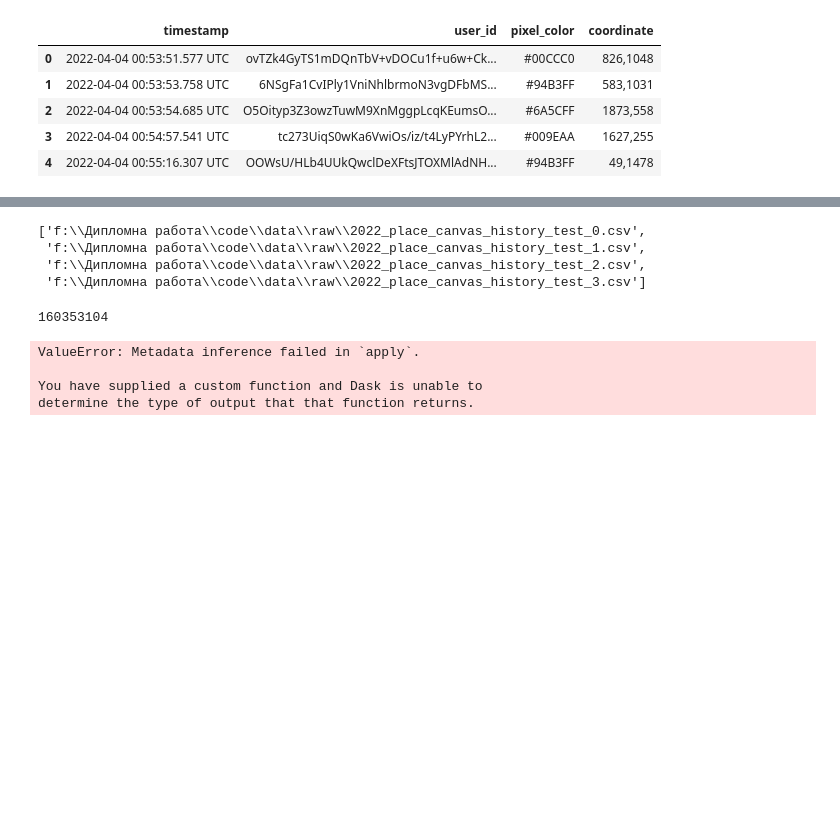
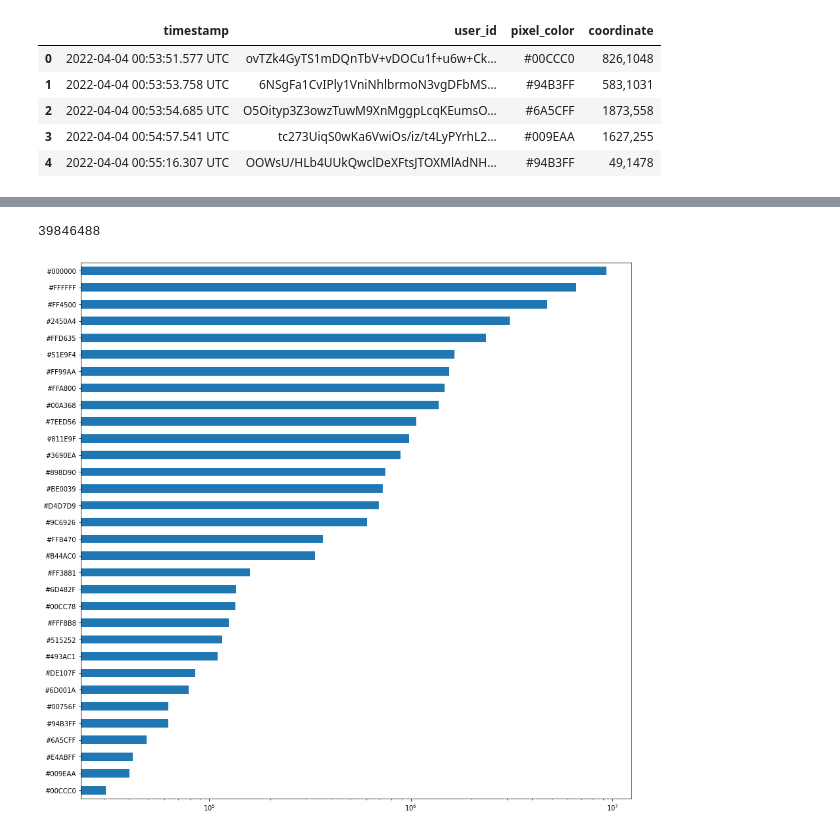
Before and after one commit to Denis-Iv/Analyzing-Social-Experiment, a Jupyter notebook: Data_Manipulation.ipynb, the cells around one changed output, grey strips where cells are left out. Saved outputs shown, nothing was run; the diff lists cells and outputs as text; code cells hidden in the pictures; blank space fills up the shorter version.

Commit message:
Éxtracted statistics and created a plot of most used colors

```diff
--- a/Data_Manipulation.ipynb
+++ b/Data_Manipulation.ipynb
@@ -17,20 +18,11 @@ len(df)
 # %%
-df = df.repartition(npartitions=4)
-df.to_csv('..\\data\\raw\\2022_place_canvas_history_test_*.csv')
+#df = df.repartition(npartitions=4)
+#df.to_csv('..\\data\\raw\\2022_place_canvas_history_test_*.csv')
-# %% [output]
-['f:\\Дипломна работа\\code\\data\\raw\\2022_place_canvas_history_test_0.csv',
- 'f:\\Дипломна работа\\code\\data\\raw\\2022_place_canvas_history_test_1.csv',
- 'f:\\Дипломна работа\\code\\data\\raw\\2022_place_canvas_history_test_2.csv',
- 'f:\\Дипломна работа\\code\\data\\raw\\2022_place_canvas_history_test_3.csv']
 # %%
 df_test = dd.read_csv('..\\data\\raw\\2022_place_canvas_history_test_0.csv')
-len(df_test)
+#len(df_test)
 # %% [output]
-160353104
+39846488
-# %%
-df_test.groupby(['pixel_color']).pixel_color.apply(lambda x: x.value_counts()).compute()
-# %% [output]
-ValueError: Metadata inference failed in `apply`.
-
-You have supplied a custom function and Dask is unable to
-determine the type of output that that function returns.
+# %%
+most_used_colors = df_test.pixel_color.value_counts(ascending=True).compute()
+#most_used_colors
@@ -36,0 +32,6 @@ determine the type of output that that function returns.
+# %%
+import matplotlib
+plt = most_used_colors.plot(figsize=(15,15), kind='barh')
+plt.set_xscale('log')
+# %% [output]
+[figure, added]
```
Also changed, not shown: parts of 5 cells of this notebook.
